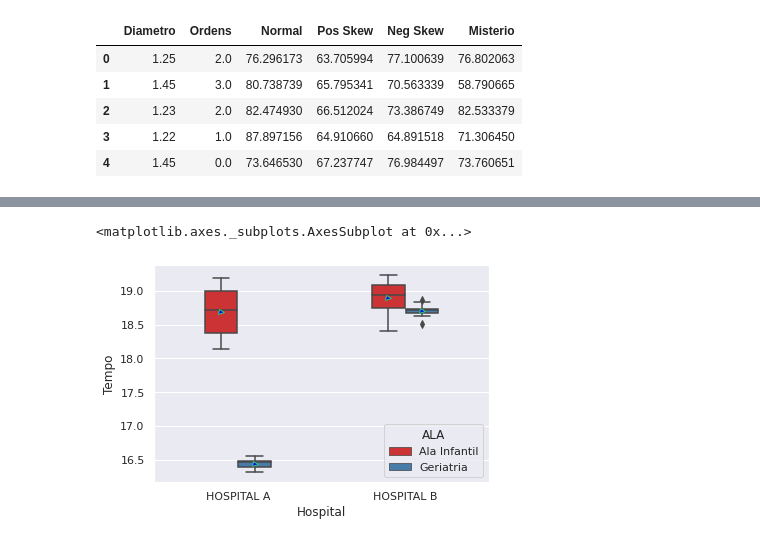
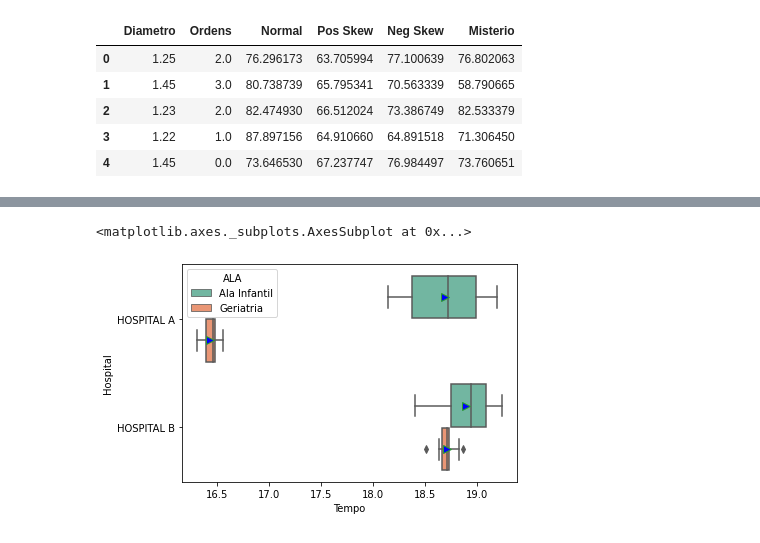
Before and after one commit to afraniofilho/GB_Python_Irep, a Jupyter notebook: Python_Aula_02.ipynb, the cells around one changed output, grey strips where cells are left out. Saved outputs shown, nothing was run; the diff lists cells and outputs as text; code cells hidden in the pictures.

```diff
--- a/Python_Aula_02.ipynb
+++ b/Python_Aula_02.ipynb
@@ -109,3 +75,0 @@ df2.head()
-# %%
-sns.set(style="darkgrid")
-sns.boxplot(x='Hospital', y='Tempo', orient='vertical', width=0.4, data=df2, palette="Set1")
@@ -120,5 +76,6 @@ sns.boxplot(x='Hospital', y='Tempo', orient='vertical', width=0.4, data=df2, pal
 # %%
-sns.boxplot(x='Hospital', y='Tempo', orient='vertical', width=0.4, data=df2, palette="Set1", hue='ALA', showmeans = True, meanprops={"marker":">", "markerfacecolor":"blue", "markersize":"5"})
+sns.boxplot(y='Hospital', x='Tempo', hue='ALA', orient='horizontal', palette='Set2',data=df2, width=0.8,
+             showmeans=True, meanprops={'marker':'>', 'markerfacecolor':'blue', 'markersize':'8'})
 # %% [output]
 <matplotlib.axes._subplots.AxesSubplot at 0x...>
-[figure, old version]
+[figure, new version]
```
Also changed, not shown: parts of 27 cells of this notebook.
